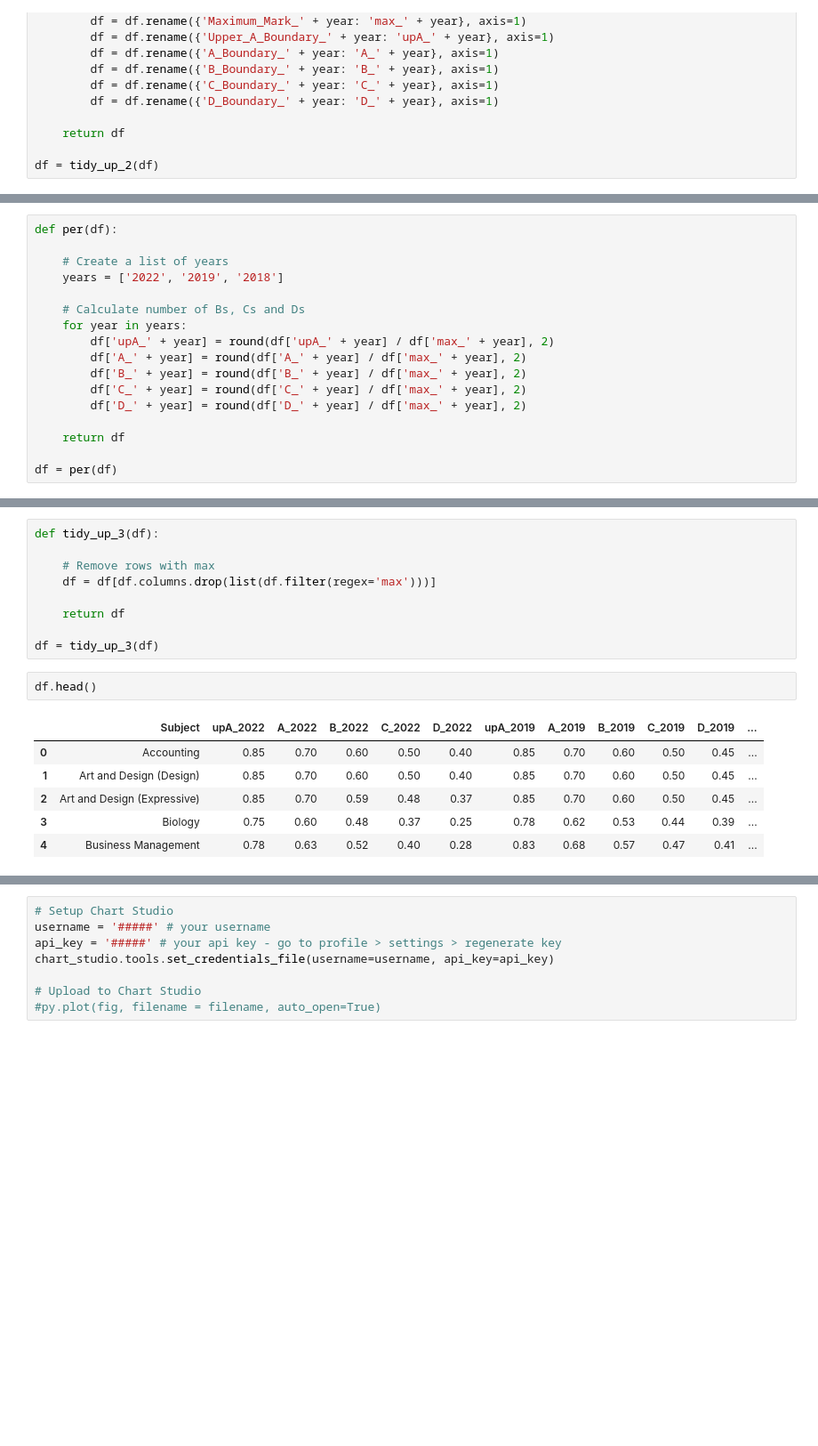
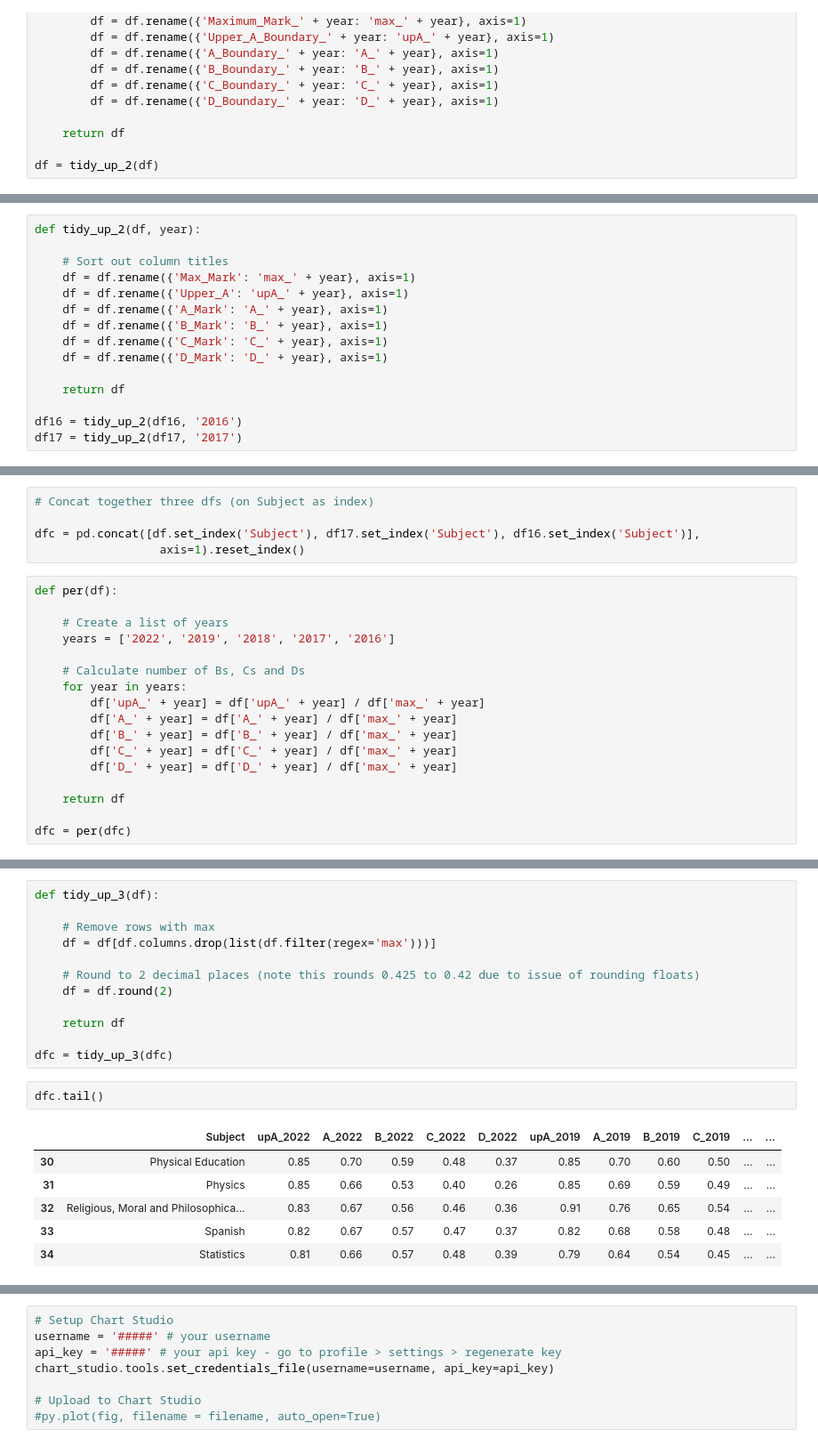
Before and after one commit to mrcrookes/sqa_joiner, a Jupyter notebook: sqa_boundaries.ipynb, the cells around one changed output, grey strips where cells are left out. Shown at 89% size. Cells and saved outputs as stored; diff of their text form; blank space fills up the shorter version.

```diff
--- a/sqa_boundaries.ipynb
+++ b/sqa_boundaries.ipynb
@@ -63,0 +62,15 @@ df.tail()
+# %%
+def tidy_up_2(df, year):
+
+    # Sort out column titles
+    df = df.rename({'Max_Mark': 'max_' + year}, axis=1)
+    df = df.rename({'Upper_A': 'upA_' + year}, axis=1)
+    df = df.rename({'A_Mark': 'A_' + year}, axis=1)
+    df = df.rename({'B_Mark': 'B_' + year}, axis=1)
+    df = df.rename({'C_Mark': 'C_' + year}, axis=1)
+    df = df.rename({'D_Mark': 'D_' + year}, axis=1)
+
+    return df
+
+df16 = tidy_up_2(df16, '2016')
+df17 = tidy_up_2(df17, '2017')
@@ -64,17 +100,22 @@ df.tail()
+# %%
+# Concat together three dfs (on Subject as index)
+
+dfc = pd.concat([df.set_index('Subject'), df17.set_index('Subject'), df16.set_index('Subject')],
+                  axis=1).reset_index()
 # %%
 def per(df):
 
     # Create a list of years
-    years = ['2022', '2019', '2018']
+    years = ['2022', '2019', '2018', '2017', '2016']
 
     # Calculate number of Bs, Cs and Ds
     for year in years:
-        df['upA_' + year] = round(df['upA_' + year] / df['max_' + year], 2)
-        df['A_' + year] = round(df['A_' + year] / df['max_' + year], 2)
-        df['B_' + year] = round(df['B_' + year] / df['max_' + year], 2)
-        df['C_' + year] = round(df['C_' + year] / df['max_' + year], 2)
-        df['D_' + year] = round(df['D_' + year] / df['max_' + year], 2)
+        df['upA_' + year] = df['upA_' + year] / df['max_' + year]
+        df['A_' + year] = df['A_' + year] / df['max_' + year]
+        df['B_' + year] = df['B_' + year] / df['max_' + year]
+        df['C_' + year] = df['C_' + year] / df['max_' + year]
+        df['D_' + year] = df['D_' + year] / df['max_' + year]
 
     return df
 
-df = per(df)
+dfc = per(dfc)
@@ -93,15 +125,18 @@ def tidy_up_3(df):
     # Remove rows with max
     df = df[df.columns.drop(list(df.filter(regex='max')))]
 
+    # Round to 2 decimal places (note this rounds 0.425 to 0.42 due to issue of rounding floats)
+    df = df.round(2)
+
     return df
 
-df = tidy_up_3(df)
+dfc = tidy_up_3(dfc)
 # %%
-df.head()
+dfc.tail()
 # %% [output]
-|  | Subject | upA_2022 | A_2022 | B_2022 | C_2022 | D_2022 | upA_2019 | A_2019 | B_2019 | C_2019 | D_2019 | ... |
-| 0 | Accounting | 0.85 | 0.70 | 0.60 | 0.50 | 0.40 | 0.85 | 0.70 | 0.60 | 0.50 | 0.45 | ... |
-| 1 | Art and Design (Design) | 0.85 | 0.70 | 0.60 | 0.50 | 0.40 | 0.85 | 0.70 | 0.60 | 0.50 | 0.45 | ... |
-| 2 | Art and Design (Expressive) | 0.85 | 0.70 | 0.59 | 0.48 | 0.37 | 0.85 | 0.70 | 0.60 | 0.50 | 0.45 | ... |
-| 3 | Biology | 0.75 | 0.60 | 0.48 | 0.37 | 0.25 | 0.78 | 0.62 | 0.53 | 0.44 | 0.39 | ... |
-| 4 | Business Management | 0.78 | 0.63 | 0.52 | 0.40 | 0.28 | 0.83 | 0.68 | 0.57 | 0.47 | 0.41 | ... |
+|  | Subject | upA_2022 | A_2022 | B_2022 | C_2022 | D_2022 | upA_2019 | A_2019 | B_2019 | C_2019 | ... | ... |
+| 30 | Physical Education | 0.85 | 0.70 | 0.59 | 0.48 | 0.37 | 0.85 | 0.70 | 0.60 | 0.50 | ... | ... |
+| 31 | Physics | 0.85 | 0.66 | 0.53 | 0.40 | 0.26 | 0.85 | 0.69 | 0.59 | 0.49 | ... | ... |
+| 32 | Religious, Moral and Philosophica... | 0.83 | 0.67 | 0.56 | 0.46 | 0.36 | 0.91 | 0.76 | 0.65 | 0.54 | ... | ... |
+| 33 | Spanish | 0.82 | 0.67 | 0.57 | 0.47 | 0.37 | 0.82 | 0.68 | 0.58 | 0.48 | ... | ... |
+| 34 | Statistics | 0.81 | 0.66 | 0.57 | 0.48 | 0.39 | 0.79 | 0.64 | 0.54 | 0.45 | ... | ... |
```
Also changed, not shown: parts of 9 cells of this notebook.
